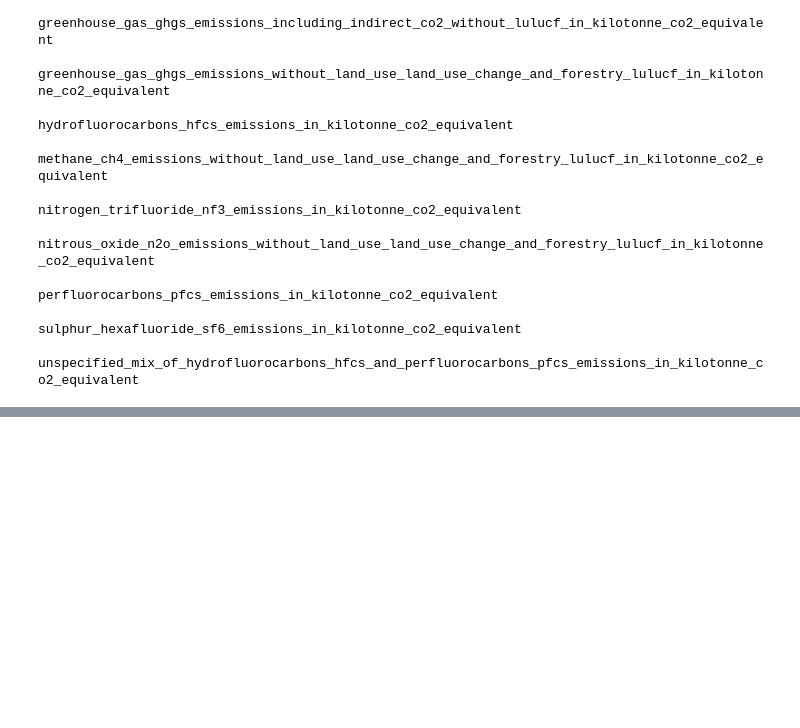
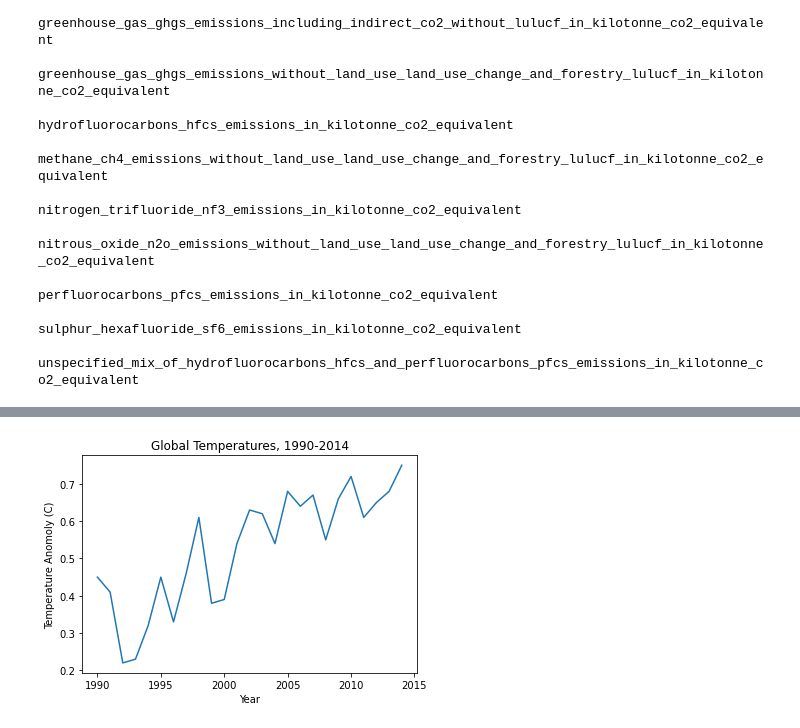
Before and after one commit to jpdevito/cmsc320, a Jupyter notebook: Tutorial.ipynb, the cells around one changed output, grey strips where cells are left out. Saved outputs shown, nothing was run; the diff lists cells and outputs as text; code cells hidden in the pictures; blank space fills up the shorter version.

```diff
--- a/Tutorial.ipynb
+++ b/Tutorial.ipynb
@@ -178,0 +180,6 @@ df_sum.plot();
+# %%
+df["temp"].plot(title="Global Temperatures, 1990-2014")
+plt.xlabel("Year")
+plt.ylabel("Temperature Anomoly (C)");
+# %% [output]
+[figure, added]
```
Also changed, not shown: parts of 13 cells of this notebook.
